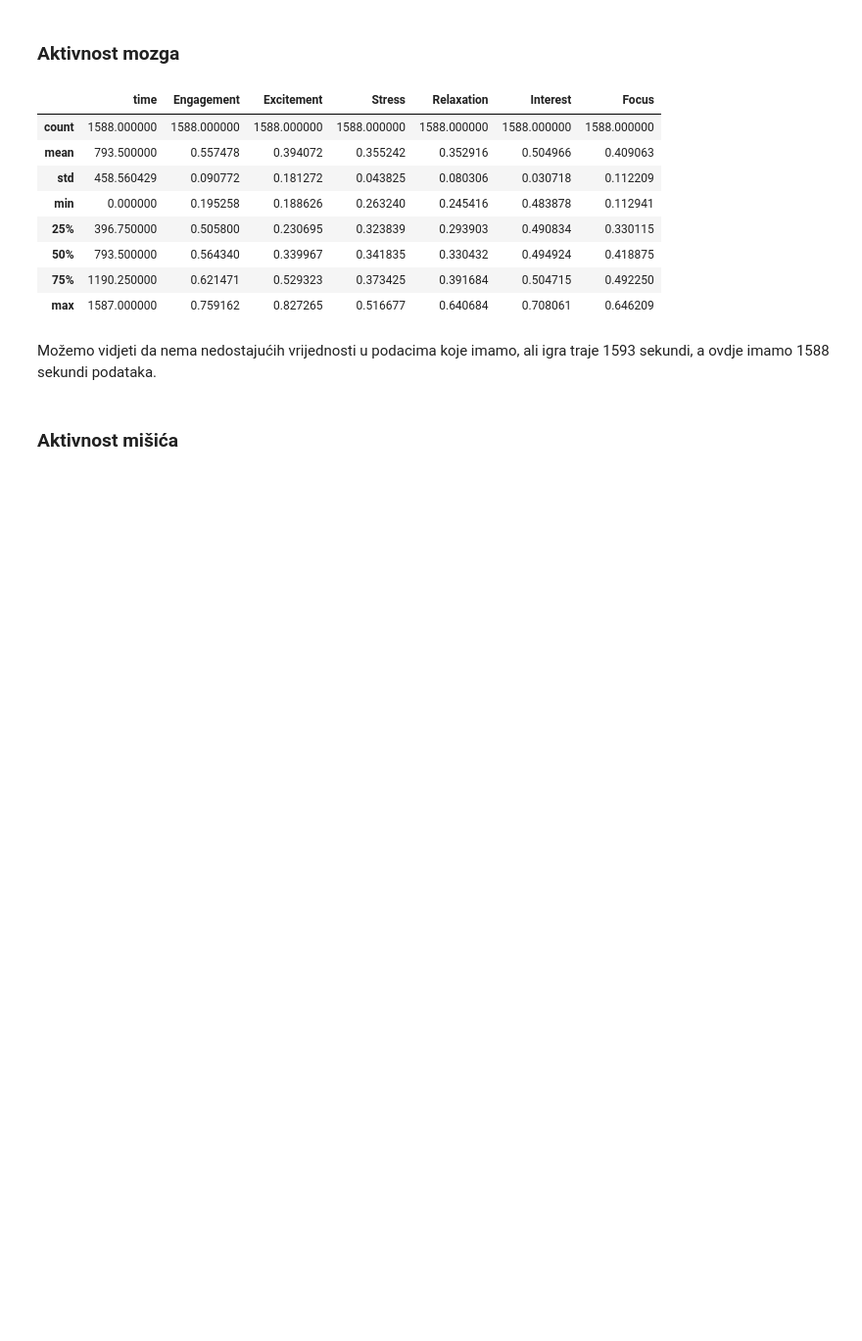
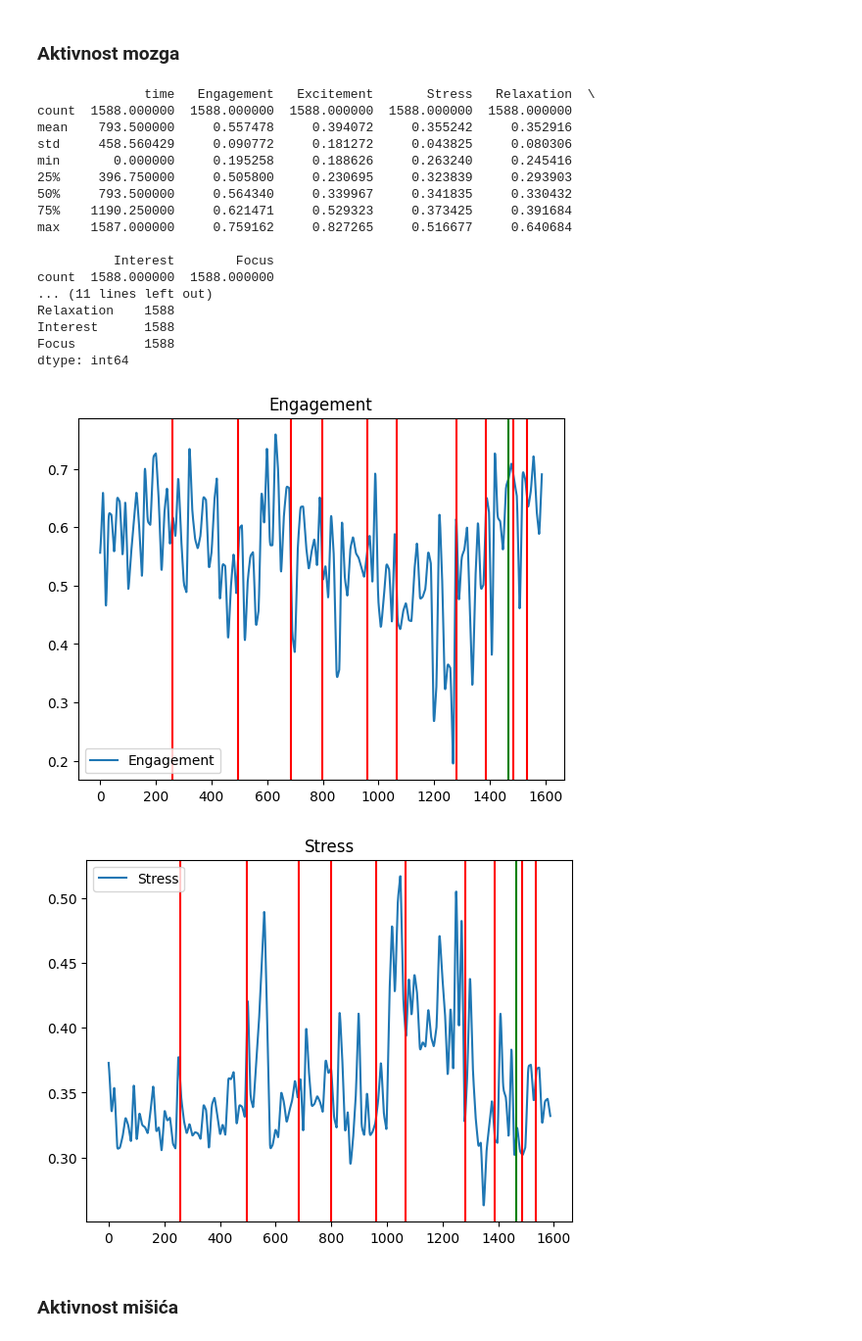
Before and after one commit to BernardKazazic/UZOP_Projekt, a Jupyter notebook: lab1.ipynb, the cells around one changed output. Shown at 98% size. Saved outputs shown, nothing was run; the diff lists cells and outputs as text; code cells hidden in the pictures; blank space fills up the shorter version.

```diff
--- a/lab1.ipynb
+++ b/lab1.ipynb
@@ -415,21 +416,51 @@ time - vrijeme u minutama
 spo2 - postotak zasićenosti kisikom
 # %% [markdown]
 ## Deskriptivna analiza
+# %%
+replay_m3 = pd.read_json("eSports_Sensors_Dataset/matches/match_3/replay.json", typ="series", orient="index")
+kills_m3 = replay_m3["player_1"]["killTimes"]
+deaths_m3 = replay_m3["player_1"]["deathTimes"]
+
+kills_m3 = np.round(kills_m3, 0)
+deaths_m3 = np.round(deaths_m3, 0)
 # %% [markdown]
 ### Aktivnost mozga
-# %%
-eegMetrics_ama.describe()
-# %% [output]
-|  | time | Engagement | Excitement | Stress | Relaxation | Interest | Focus |
-| count | 1588.000000 | 1588.000000 | 1588.000000 | 1588.000000 | 1588.000000 | 1588.000000 | 1588.000000 |
-| mean | 793.500000 | 0.557478 | 0.394072 | 0.355242 | 0.352916 | 0.504966 | 0.409063 |
-| std | 458.560429 | 0.090772 | 0.181272 | 0.043825 | 0.080306 | 0.030718 | 0.112209 |
-| min | 0.000000 | 0.195258 | 0.188626 | 0.263240 | 0.245416 | 0.483878 | 0.112941 |
-| 25% | 396.750000 | 0.505800 | 0.230695 | 0.323839 | 0.293903 | 0.490834 | 0.330115 |
-| 50% | 793.500000 | 0.564340 | 0.339967 | 0.341835 | 0.330432 | 0.494924 | 0.418875 |
-| 75% | 1190.250000 | 0.621471 | 0.529323 | 0.373425 | 0.391684 | 0.504715 | 0.492250 |
-| max | 1587.000000 | 0.759162 | 0.827265 | 0.516677 | 0.640684 | 0.708061 | 0.646209 |
-# %% [markdown]
-Možemo vidjeti da nema nedostajućih vrijednosti u podacima koje imamo, ali igra traje 1593 sekundi, a ovdje imamo 1588 sekundi podataka.
+# %%
+print(eegMetrics_ama.describe())
+print(eegMetrics_ama.nunique())
+
+eegMetrics_ama.plot(y=[1], title="Engagement")
+for i in kills_m3:
+    plt.axvline(i, color = 'g')
+
+for i in deaths_m3:
+    plt.axvline(i, color = 'r')
+
+eegMetrics_ama.plot(y=[3], title="Stress")
+for i in kills_m3:
+    plt.axvline(i, color = 'g')
+
+for i in deaths_m3:
+    plt.axvline(i, color = 'r')
+# %% [output]
+              time   Engagement   Excitement       Stress   Relaxation  \
+count  1588.000000  1588.000000  1588.000000  1588.000000  1588.000000
+mean    793.500000     0.557478     0.394072     0.355242     0.352916
+std     458.560429     0.090772     0.181272     0.043825     0.080306
+min       0.000000     0.195258     0.188626     0.263240     0.245416
+25%     396.750000     0.505800     0.230695     0.323839     0.293903
+50%     793.500000     0.564340     0.339967     0.341835     0.330432
+75%    1190.250000     0.621471     0.529323     0.373425     0.391684
+max    1587.000000     0.759162     0.827265     0.516677     0.640684
+
+          Interest        Focus
+count  1588.000000  1588.000000
+... (11 lines left out)
+Relaxation    1588
+Interest      1588
+Focus         1588
+dtype: int64
+[figure, added]
+[figure, added]
 # %% [markdown]
 ### Aktivnost mišića
```
Also changed, not shown: parts of 33 cells of this notebook.
